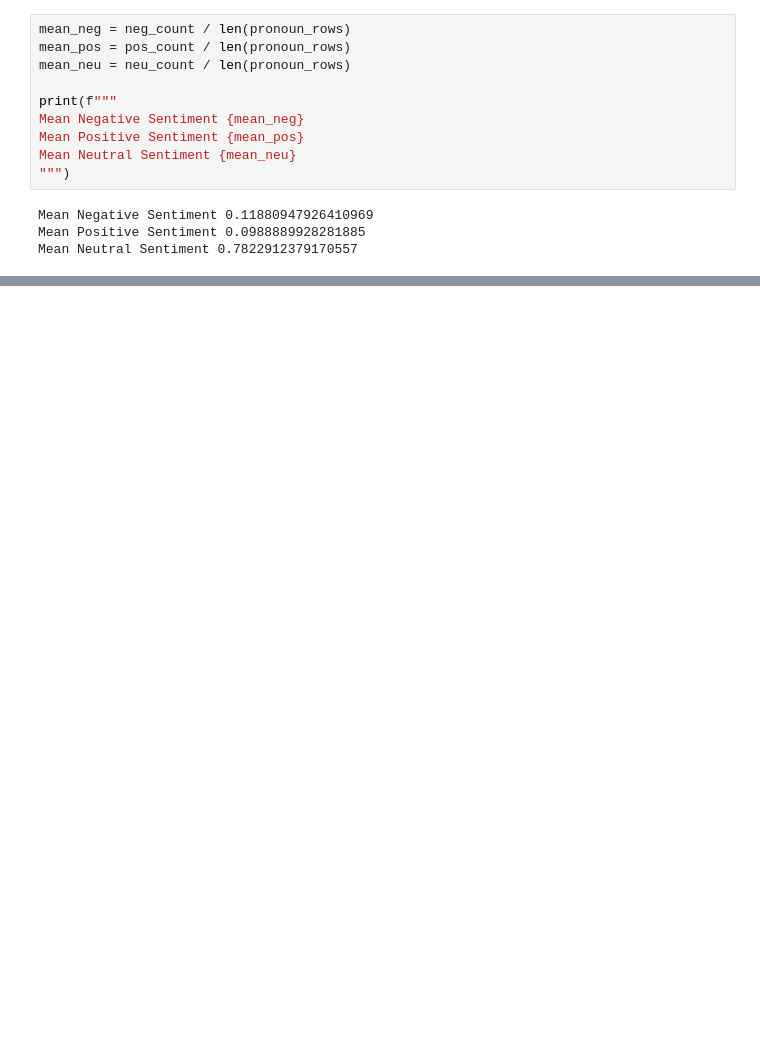
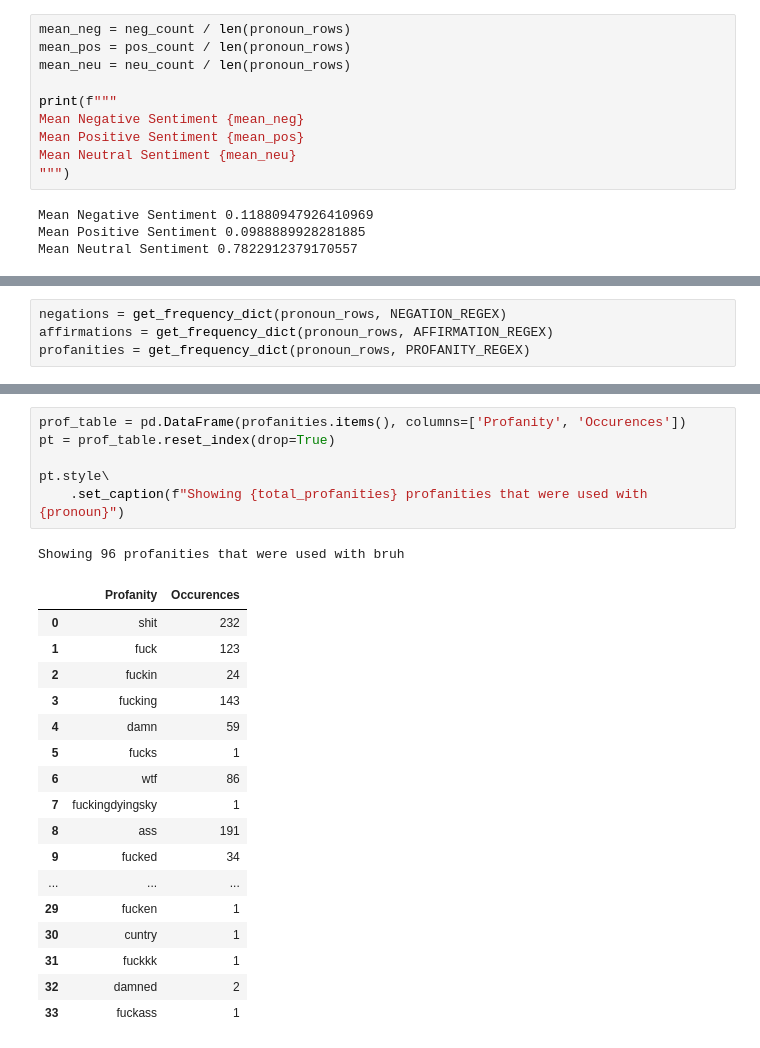
Before and after one commit to paceaux/social-pronouns, a Jupyter notebook: bruh.ipynb, the cells around one changed output, grey strips where cells are left out. Saved outputs shown, nothing was run; the diff lists cells and outputs as text; blank space fills up the shorter version.

```diff
--- a/bruh.ipynb
+++ b/bruh.ipynb
@@ -181,0 +187,4 @@ Mean Neutral Sentiment 0.7822912379170557
+# %%
+negations = get_frequency_dict(pronoun_rows, NEGATION_REGEX)
+affirmations = get_frequency_dict(pronoun_rows, AFFIRMATION_REGEX)
+profanities = get_frequency_dict(pronoun_rows, PROFANITY_REGEX)
@@ -181,0 +236,25 @@ Mean Neutral Sentiment 0.7822912379170557
+# %%
+prof_table = pd.DataFrame(profanities.items(), columns=['Profanity', 'Occurences'])
+pt = prof_table.reset_index(drop=True)
+
+pt.style\
+    .set_caption(f"Showing {total_profanities} profanities that were used with {pronoun}")
+# %% [output]
+Showing 96 profanities that were used with bruh
+|  | Profanity | Occurences |
+| 0 | shit | 232 |
+| 1 | fuck | 123 |
+| 2 | fuckin | 24 |
+| 3 | fucking | 143 |
+| 4 | damn | 59 |
+| 5 | fucks | 1 |
+| 6 | wtf | 86 |
+| 7 | fuckingdyingsky | 1 |
+| 8 | ass | 191 |
+| 9 | fucked | 34 |
+| ... | ... | ... |
+| 29 | fucken | 1 |
+| 30 | cuntry | 1 |
+| 31 | fuckkk | 1 |
+| 32 | damned | 2 |
+| 33 | fuckass | 1 |
```
Also changed, not shown: parts of 4 cells of this notebook, 2 other files.
